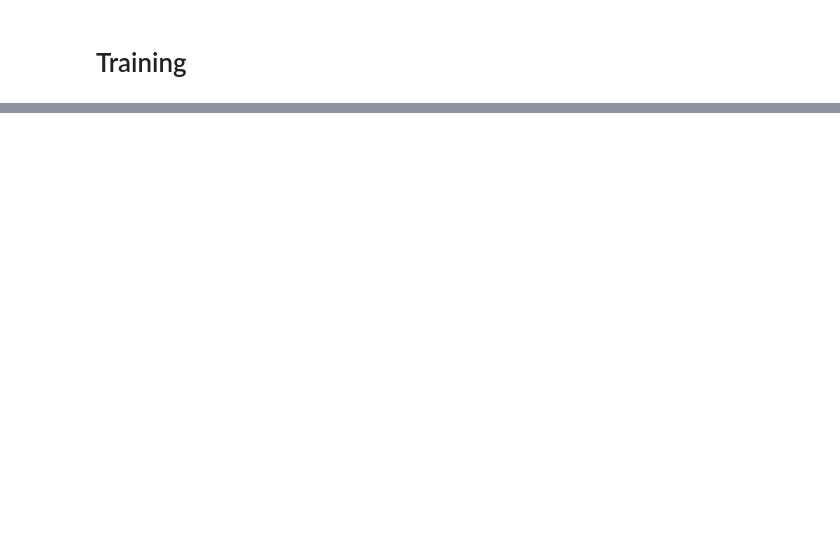
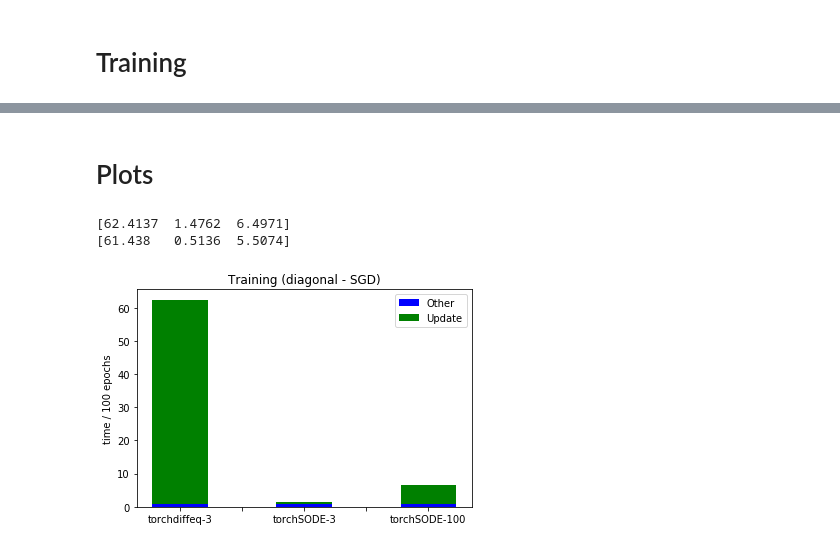
Before and after one commit to Zymrael/torchSODE, a Jupyter notebook: notebooks/benchmarks training.ipynb, the cells around one changed output, grey strips where cells are left out. Cells and saved outputs as stored; diff of their text form; code cells hidden in the pictures; blank space fills up the shorter version.

```diff
--- a/notebooks/benchmarks training.ipynb
+++ b/notebooks/benchmarks training.ipynb
@@ -186,0 +319,15 @@ class MLP(nn.Module):
+# %%
+def trainingchart(torchdiag_tot, torchdiag_tr, number):
+    torchdiag_diff = torchdiag_tot - torchdiag_tr
+    width = 0.45
+    y_pos = np.arange(3)
+    plt.bar(y_pos, torchdiag_diff, width, color='blue')
+    plt.bar(y_pos, torchdiag_tr, width, bottom=torchdiag_diff, color='green')
+    plt.legend(['Other', 'Update'])
+    ax = plt.gca()
+    ax.set_xticklabels(['', 'torchdiffeq-3', '', 'torchSODE-3', '', 'torchSODE-100'])
+    plt.ylabel('time / 100 epochs')
+    # plt.yscale('log')
+    plt.title('Training (diagonal - SGD)')
+    plt.savefig('trainingchart-' + number + '.png')
+    plt.show()
@@ -449,0 +418,12 @@ Updating the parameters took 142.7278 (s)
+# %% [markdown]
+# Plots
+# %%
+torchdiag_tot = np.array([62.4137, 1.4762, 6.4971])
+torchdiag_tr = np.array([61.438, 0.5136, 5.5074])
+print(torchdiag_tot)
+print(torchdiag_tr)
+trainingchart(torchdiag_tot, torchdiag_tr, '0')
+# %% [output]
+[62.4137  1.4762  6.4971]
+[61.438   0.5136  5.5074]
+[figure, added]
```
Also changed, not shown: parts of 56 cells of this notebook, 5 other files.
